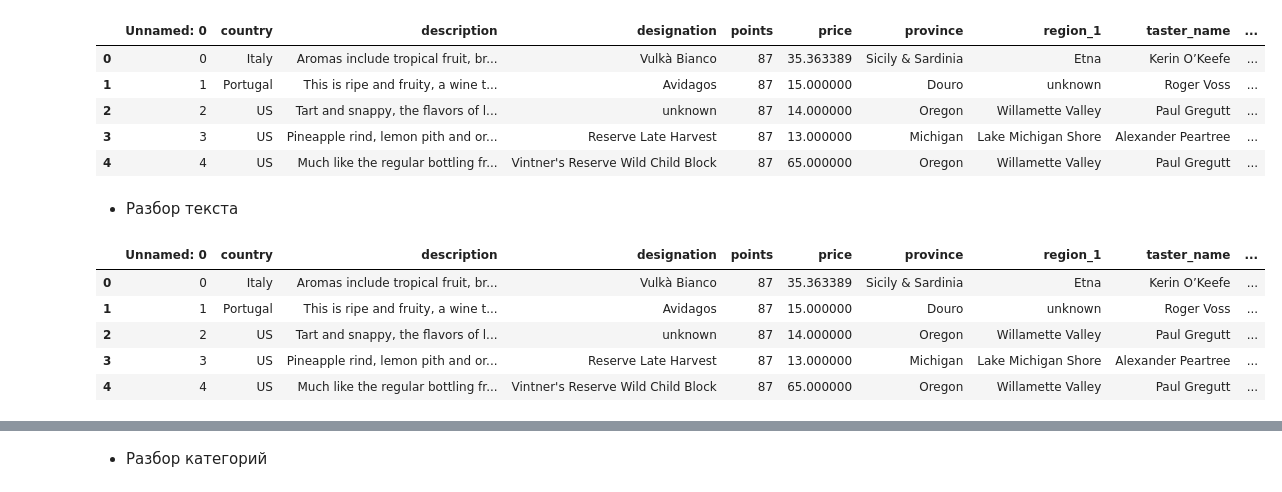
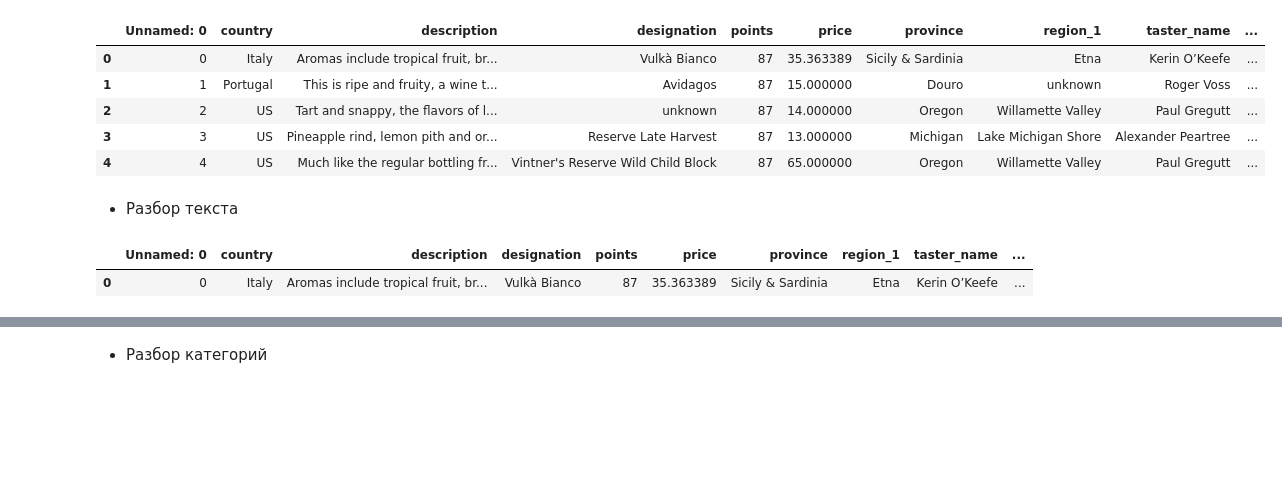
Before and after one commit to AbiNazim/Study_DataScience, a Jupyter notebook: Учеба/EDA/EDA-3. Проектирование признаков.ipynb, the cells around one changed output, grey strips where cells are left out. Saved outputs shown, nothing was run; the diff lists cells and outputs as text; code cells hidden in the pictures; blank space fills up the shorter version.

```diff
--- a/Учеба/EDA/EDA-3. Проектирование признаков.ipynb
+++ b/Учеба/EDA/EDA-3. Проектирование признаков.ipynb
@@ -31,13 +33,9 @@ wine_clean_3.head()
 # %% [markdown]
 * Разбор текста
 # %%
-regex = '\d{4}' # регулярное выражение для нахождения чисел
+regex = '\d{4}'  # регулярное выражение для нахождения чисел
 wine_clean_3['year'] = wine_clean_3['title'].str.findall(regex).str.get(0)
-wine_clean_3.head()
+wine_clean_3.head(1)
 # %% [output]
 |  | Unnamed: 0 | country | description | designation | points | price | province | region_1 | taster_name | ... |
 | 0 | 0 | Italy | Aromas include tropical fruit, br... | Vulkà Bianco | 87 | 35.363389 | Sicily & Sardinia | Etna | Kerin O’Keefe | ... |
-| 1 | 1 | Portugal | This is ripe and fruity, a wine t... | Avidagos | 87 | 15.000000 | Douro | unknown | Roger Voss | ... |
-| 2 | 2 | US | Tart and snappy, the flavors of l... | unknown | 87 | 14.000000 | Oregon | Willamette Valley | Paul Gregutt | ... |
-| 3 | 3 | US | Pineapple rind, lemon pith and or... | Reserve Late Harvest | 87 | 13.000000 | Michigan | Lake Michigan Shore | Alexander Peartree | ... |
-| 4 | 4 | US | Much like the regular bottling fr... | Vintner's Reserve Wild Child Block | 87 | 65.000000 | Oregon | Willamette Valley | Paul Gregutt | ... |
```
Also changed, not shown: parts of 33 cells of this notebook, 1 other file.
